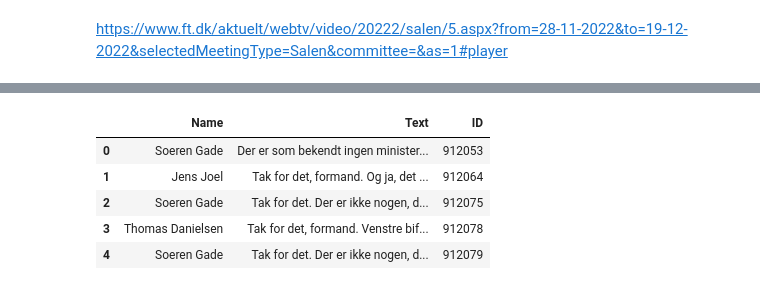
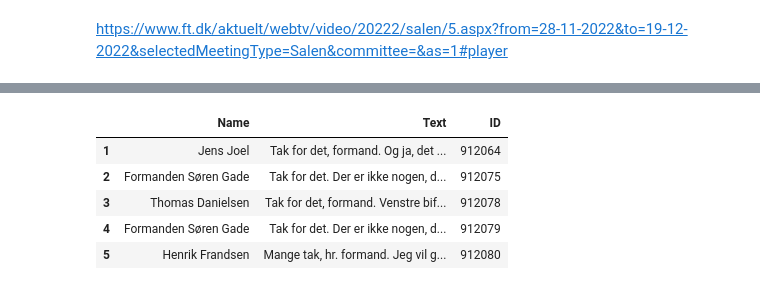
Before and after one commit to AddiH/hviskmigioeret, a Jupyter notebook: src/webscrape that shit.ipynb, the cells around one changed output, grey strips where cells are left out. Saved outputs shown, nothing was run; the diff lists cells and outputs as text; code cells hidden in the pictures.

```diff
--- a/src/webscrape that shit.ipynb
+++ b/src/webscrape that shit.ipynb
@@ -58,9 +180,0 @@ df = df[df.ID != 'N/A']
-# %%
-df.head()
-# %% [output]
-|  | Name | Text | ID |
-| 0 | Soeren Gade | Der er som bekendt ingen minister... | 912053 |
-| 1 | Jens Joel | Tak for det, formand. Og ja, det ... | 912064 |
-| 2 | Soeren Gade | Tak for det. Der er ikke nogen, d... | 912075 |
-| 3 | Thomas Danielsen | Tak for det, formand. Venstre bif... | 912078 |
-| 4 | Soeren Gade | Tak for det. Der er ikke nogen, d... | 912079 |
@@ -111 +181,11 @@ time_stamps = pd.DataFrame({
+# %%
+transcripts = extract_transcript(req)
+transcripts.head()
+# %% [output]
+|  | Name | Text | ID |
+| 1 | Jens Joel | Tak for det, formand. Og ja, det ... | 912064 |
+| 2 | Formanden Søren Gade | Tak for det. Der er ikke nogen, d... | 912075 |
+| 3 | Thomas Danielsen | Tak for det, formand. Venstre bif... | 912078 |
+| 4 | Formanden Søren Gade | Tak for det. Der er ikke nogen, d... | 912079 |
+| 5 | Henrik Frandsen | Mange tak, hr. formand. Jeg vil g... | 912080 |
 # %%
```
Also changed, not shown: parts of 18 cells of this notebook.
